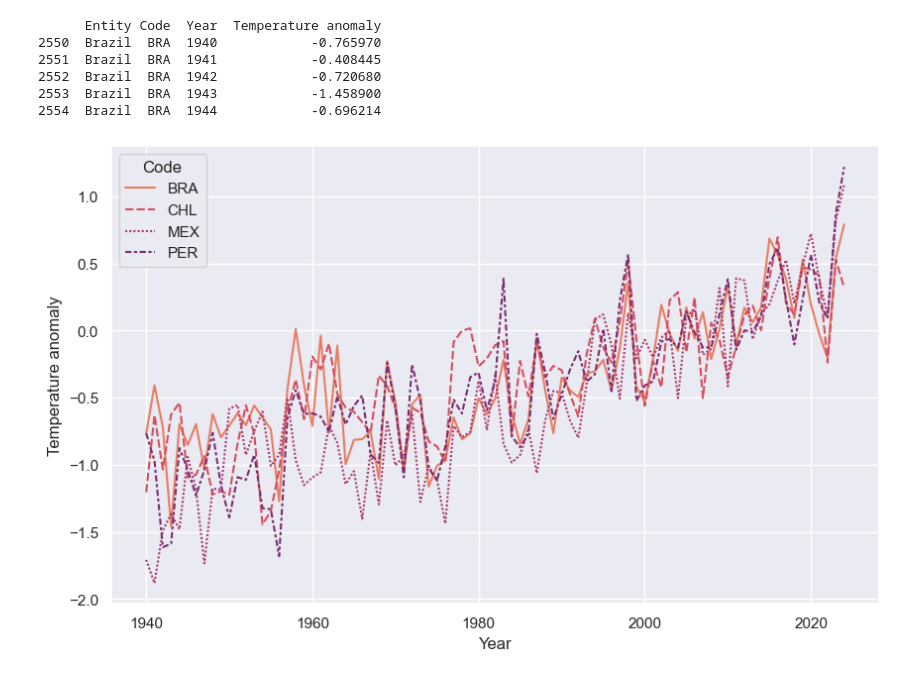
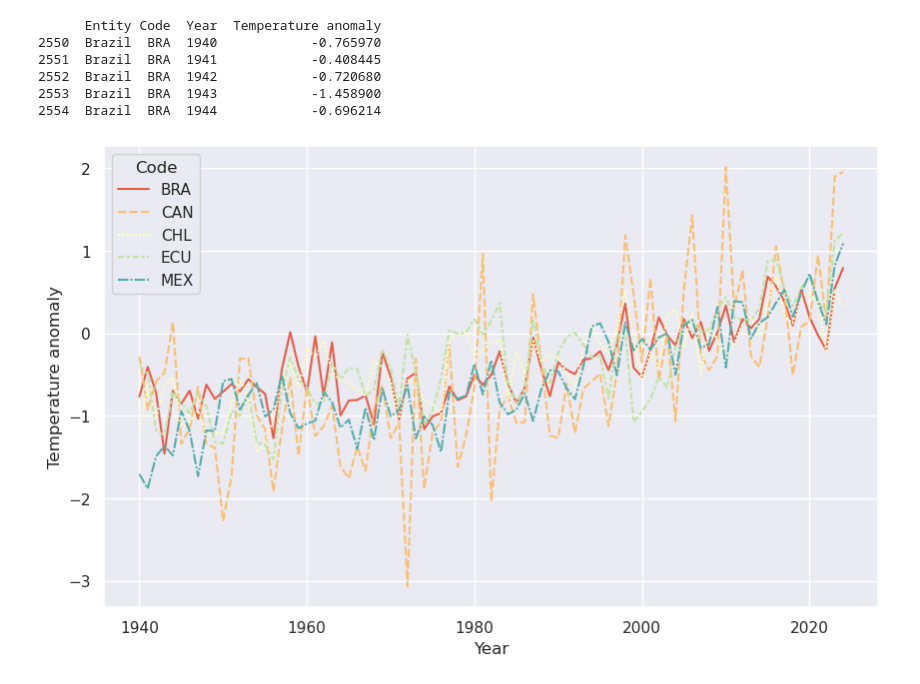
Before and after one commit to aragaoiberis/atv3, a Jupyter notebook: atv3.ipynb, the cells around one changed output. Saved outputs shown, nothing was run; the diff lists cells and outputs as text; code cells hidden in the pictures.

```diff
--- a/atv3.ipynb
+++ b/atv3.ipynb
@@ -14,7 +14,7 @@ df.head()
 | 3 | Afghanistan | AFG | 1943 | -1.005242 |
 | 4 | Afghanistan | AFG | 1944 | -0.386346 |
 # %%
-selected_countries = ['BRA', 'MEX', 'CHL', 'PER']
+selected_countries = ['BRA', 'MEX', 'CHL', 'ECU', 'CAN']
 
 # Filter the DataFrame to include only the selected countries
 df2 = df[df['Code'].isin(selected_countries)].copy()
@@ -30,19 +30,19 @@ print(df2.head())
 2554  Brazil  BRA  1944            -0.696214
 # %%
 from matplotlib.ticker import MaxNLocator
-sns.set_theme(style="darkgrid")
+#sns.set_theme(style="darkgrid")
 
 plt.figure(figsize=(10,6))
 
 # Plot the responses for different events and regions
 ax = sns.lineplot(
     x="Year", y="Temperature anomaly",
-    palette="flare",
+    palette="Spectral",
     hue="Code",
     style="Code",
     data=df2)
 #lt.gca().xaxis.set_major_locator(MaxNLocator(nbins=8))
 plt.xticks([1940, 1960, 1980, 2000, 2020])
 plt.show()
 # %% [output]
-[figure, old version]
+[figure, new version]
```
Also changed, not shown: parts of 2 cells of this notebook.
